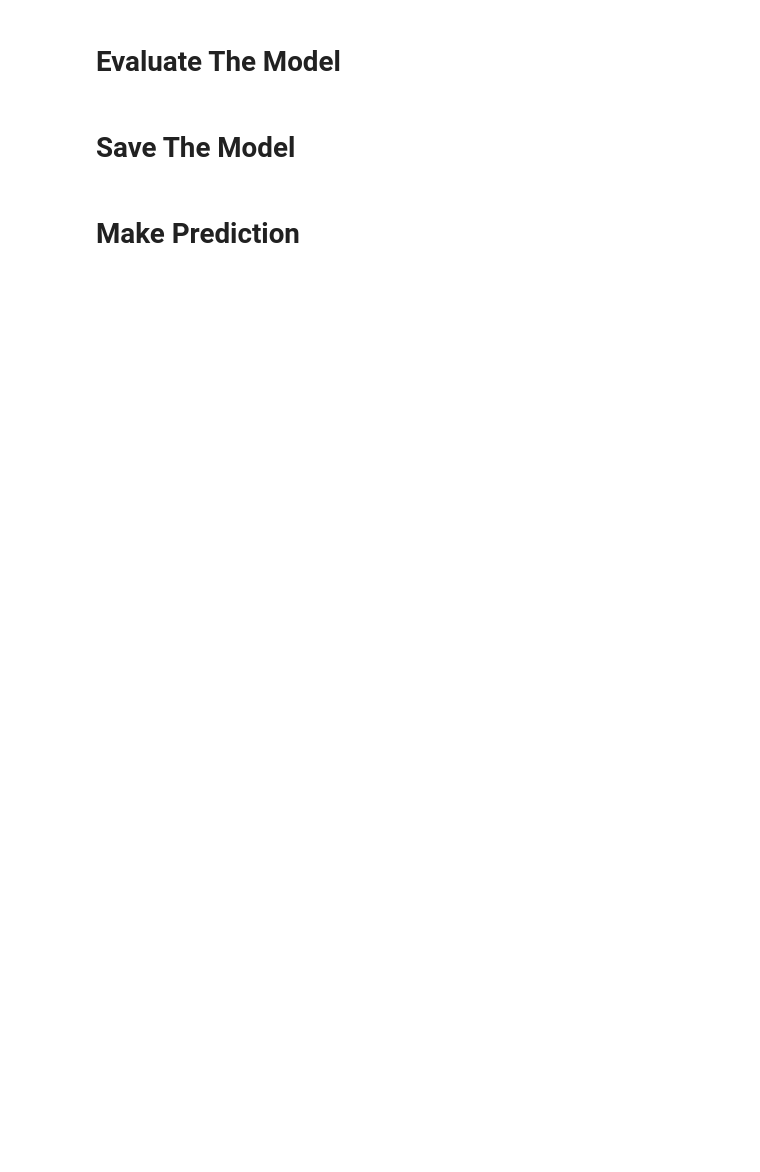
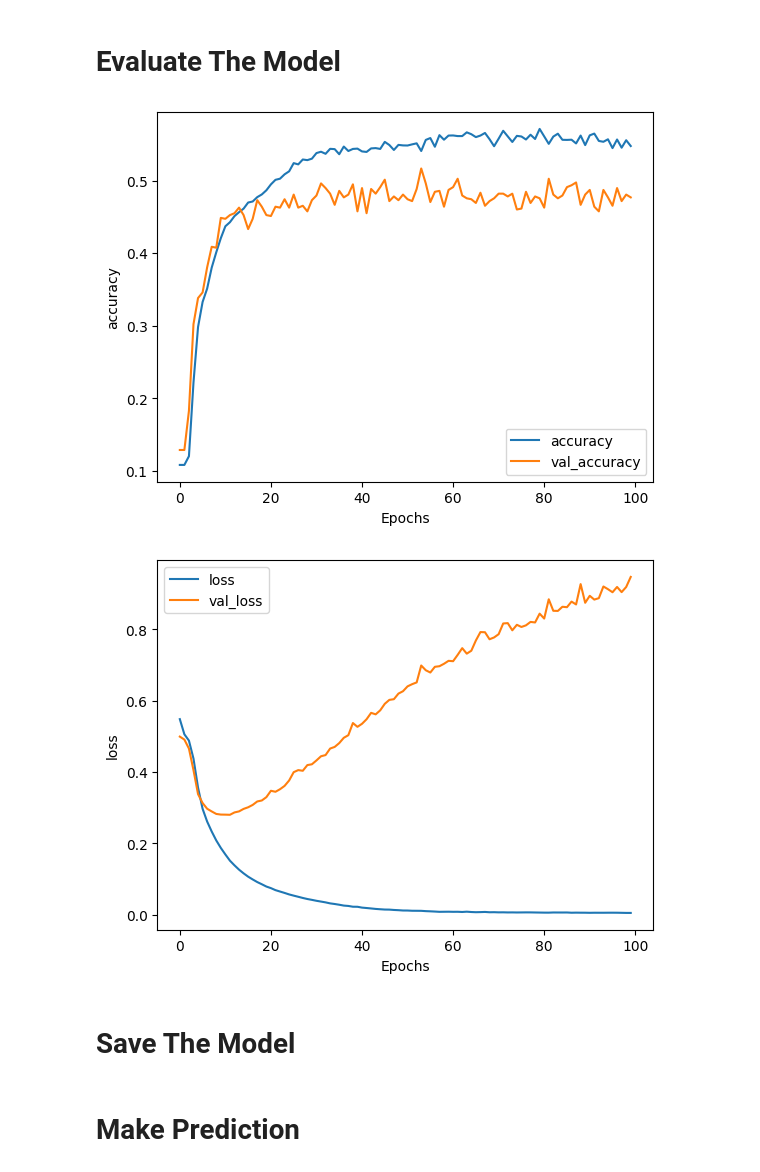
Before and after one commit to Carcinamon-Community/toxic_comment_detection, a Jupyter notebook: toxic_comment_detection.ipynb, the cells around one changed output. Cells and saved outputs as stored; diff of their text form; code cells hidden in the pictures; blank space fills up the shorter version.

Commit message:
Create Model and Make Prediction

```diff
--- a/toxic_comment_detection.ipynb
+++ b/toxic_comment_detection.ipynb
@@ -62,0 +91,3 @@ def remove_stopwords(sentence, stopwords=STOPWORDS):
+# %%
+train_sentences, train_labels = parse_data_from_file(TRAIN_FILE)
+test_sentences, test_labels = parse_data_from_file(TEST_FILE)
@@ -64,0 +148,7 @@ def remove_stopwords(sentence, stopwords=STOPWORDS):
+# %%
+# Test function
+tokenizer = fit_tokenizer(train_sentences, NUM_WORDS, OOV_TOKEN)
+word_index = tokenizer.word_index
+
+print(f"Vocabulary contains {len(word_index)} words\n")
+print("<OOV> token included in vocabulary" if "<OOV>" in word_index else "<OOV> token NOT included in vocabulary")
@@ -64,0 +185,7 @@ def remove_stopwords(sentence, stopwords=STOPWORDS):
+# %%
+# Test your function
+train_padded_seq = seq_and_pad(train_sentences, tokenizer, PADDING, MAXLEN)
+test_padded_seq = seq_and_pad(test_sentences, tokenizer, PADDING, MAXLEN)
+
+print(f"Padded training sequences have shape: {train_padded_seq.shape}\n")
+print(f"Padded validation sequences have shape: {test_padded_seq.shape}")
@@ -66,0 +230,4 @@ def remove_stopwords(sentence, stopwords=STOPWORDS):
+# %%
+model = create_model(NUM_WORDS, EMBEDDING_DIM, MAXLEN)
+
+history = model.fit(train_padded_seq, train_labels, epochs=100, validation_data=(test_padded_seq, test_labels))
@@ -67,5 +252,19 @@ def remove_stopwords(sentence, stopwords=STOPWORDS):
 # %% [markdown]
 # Evaluate The Model
+# %%
+def plot_graphs(history, metric):
+    plt.plot(history.history[metric])
+    plt.plot(history.history[f'val_{metric}'])
+    plt.xlabel("Epochs")
+    plt.ylabel(metric)
+    plt.legend([metric, f'val_{metric}'])
+    plt.show()
+
+plot_graphs(history, "accuracy")
+plot_graphs(history, "loss")
+# %% [output]
+[figure, added]
+[figure, added]
 # %% [markdown]
 # Save The Model
 # %% [markdown]
```
Also changed, not shown: parts of 19 cells of this notebook.
